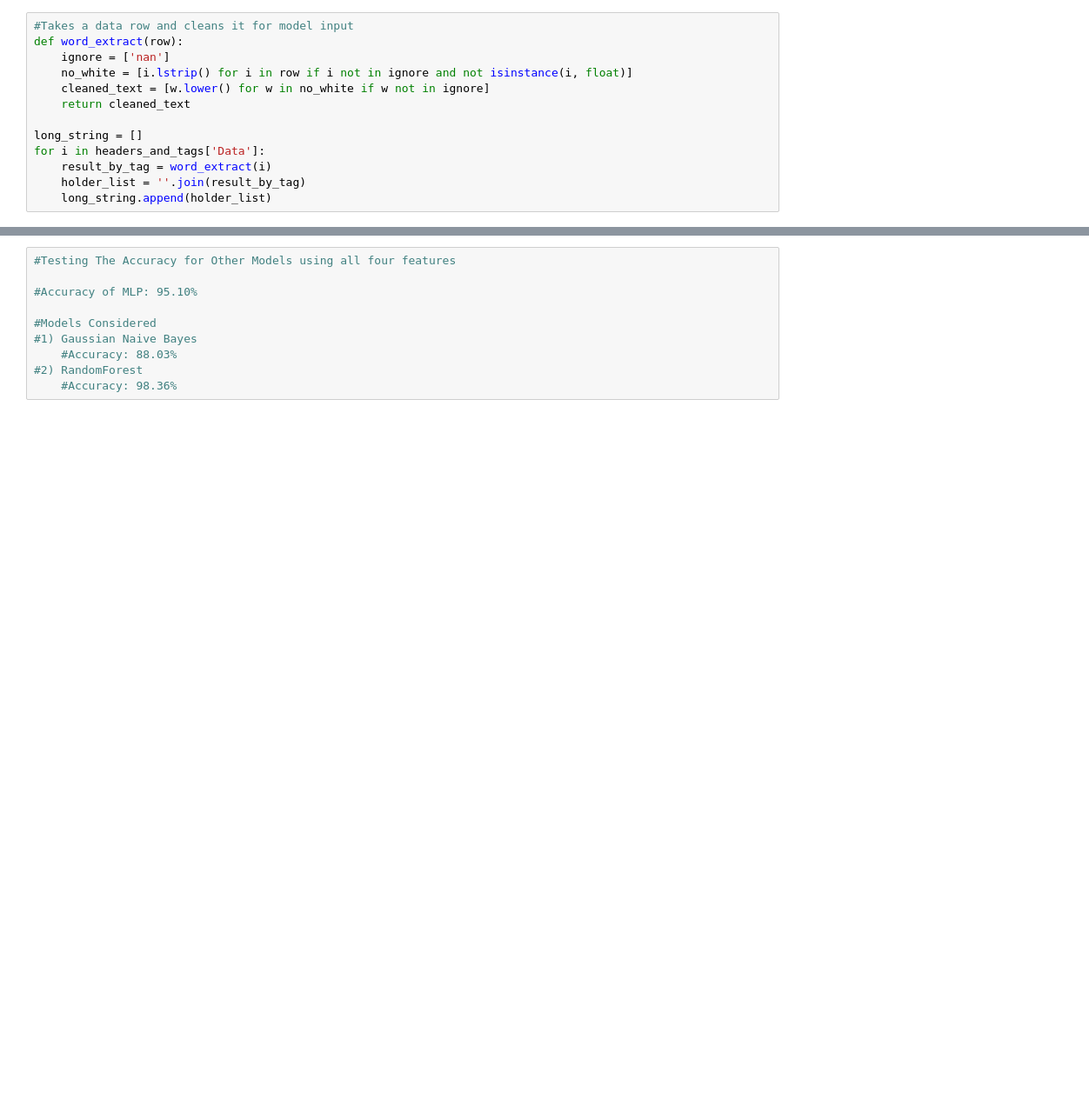
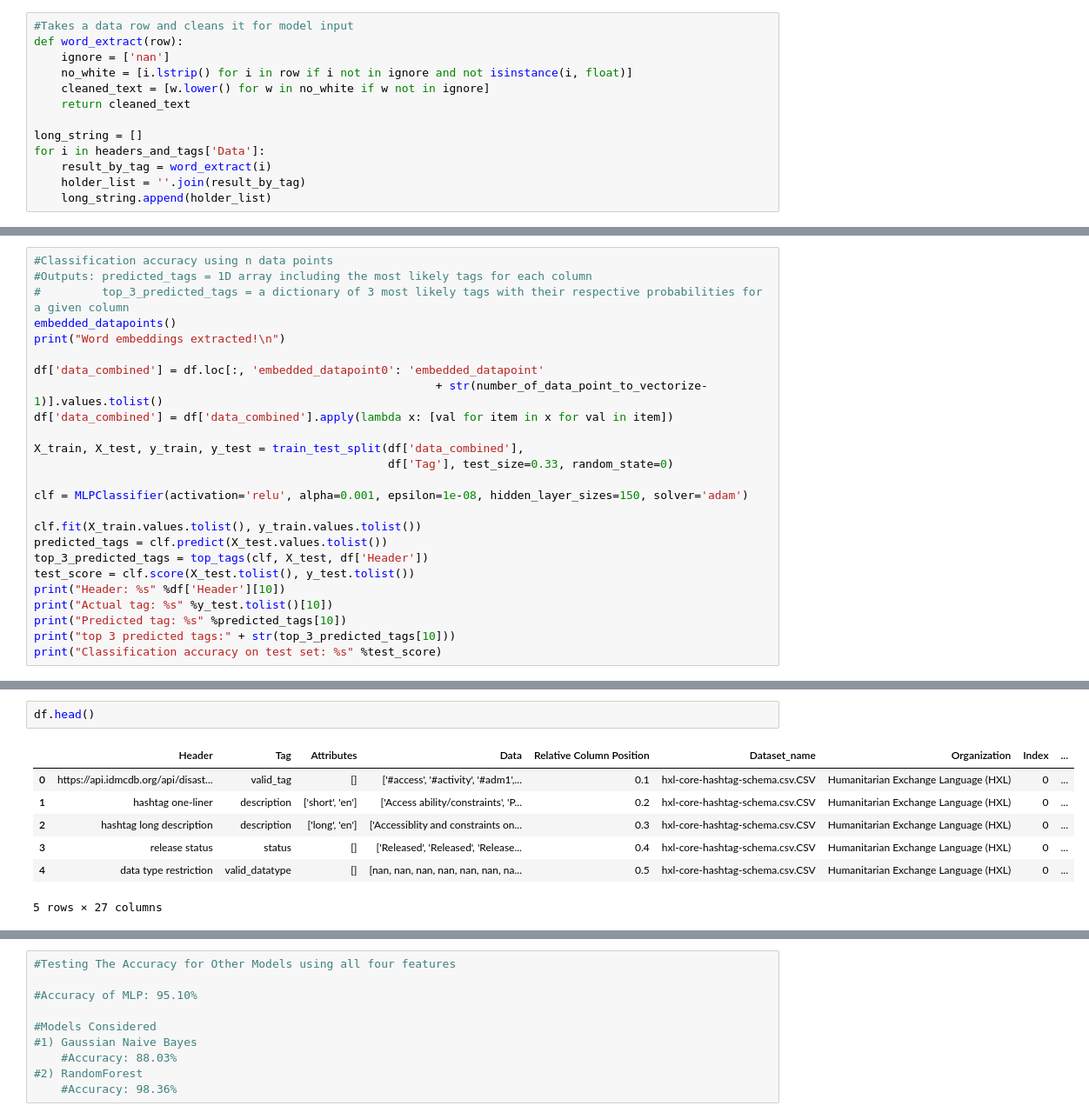
Before and after one commit to humanitarian-data-collaboration/hdx-python-model, a Jupyter notebook: model_ver_4_git.ipynb, the cells around one changed output, grey strips where cells are left out. Shown at 87% size. Drawn from its saved outputs; the diff is of its cells as text; blank space fills up the shorter version.

```diff
--- a/model_ver_4_git.ipynb
+++ b/model_ver_4_git.ipynb
@@ -288,0 +374,25 @@ print("Classification accuracy on test set: %s" %test_score)
+# %%
+#Classification accuracy using n data points
+#Outputs: predicted_tags = 1D array including the most likely tags for each column
+#         top_3_predicted_tags = a dictionary of 3 most likely tags with their respective probabilities for a given column
+embedded_datapoints()
+print("Word embeddings extracted!\n")
+
+df['data_combined'] = df.loc[:, 'embedded_datapoint0': 'embedded_datapoint'
+                                                           + str(number_of_data_point_to_vectorize-1)].values.tolist()
+df['data_combined'] = df['data_combined'].apply(lambda x: [val for item in x for val in item])
+
+X_train, X_test, y_train, y_test = train_test_split(df['data_combined'],
+                                                    df['Tag'], test_size=0.33, random_state=0)
+
+clf = MLPClassifier(activation='relu', alpha=0.001, epsilon=1e-08, hidden_layer_sizes=150, solver='adam')
+
+clf.fit(X_train.values.tolist(), y_train.values.tolist())
+predicted_tags = clf.predict(X_test.values.tolist())
+top_3_predicted_tags = top_tags(clf, X_test, df['Header'])
+test_score = clf.score(X_test.tolist(), y_test.tolist())
+print("Header: %s" %df['Header'][10])
+print("Actual tag: %s" %y_test.tolist()[10])
+print("Predicted tag: %s" %predicted_tags[10])
+print("top 3 predicted tags:" + str(top_3_predicted_tags[10]))
+print("Classification accuracy on test set: %s" %test_score)
@@ -289,3 +407,13 @@ print("Classification accuracy on test set: %s" %test_score)
+# %%
+df.head()
+# %% [output]
+|  | Header | Tag | Attributes | Data | Relative Column Position | Dataset_name | Organization | Index | ... |
+| 0 | https://api.idmcdb.org/api/disast... | valid_tag | [] | ['#access', '#activity', '#adm1',... | 0.1 | hxl-core-hashtag-schema.csv.CSV | Humanitarian Exchange Language (HXL) | 0 | ... |
+| 1 | hashtag one-liner | description | ['short', 'en'] | ['Access ability/constraints', 'P... | 0.2 | hxl-core-hashtag-schema.csv.CSV | Humanitarian Exchange Language (HXL) | 0 | ... |
+| 2 | hashtag long description | description | ['long', 'en'] | ['Accessiblity and constraints on... | 0.3 | hxl-core-hashtag-schema.csv.CSV | Humanitarian Exchange Language (HXL) | 0 | ... |
+| 3 | release status | status | [] | ['Released', 'Released', 'Release... | 0.4 | hxl-core-hashtag-schema.csv.CSV | Humanitarian Exchange Language (HXL) | 0 | ... |
+| 4 | data type restriction | valid_datatype | [] | [nan, nan, nan, nan, nan, nan, na... | 0.5 | hxl-core-hashtag-schema.csv.CSV | Humanitarian Exchange Language (HXL) | 0 | ... |
+5 rows × 27 columns
 # %%
 #Tokenizing n-grams
 ngrams = generate_n_grams(headers_and_tags['Header'], 3)
```
Also changed, not shown: parts of 18 cells of this notebook, 1 other file.
